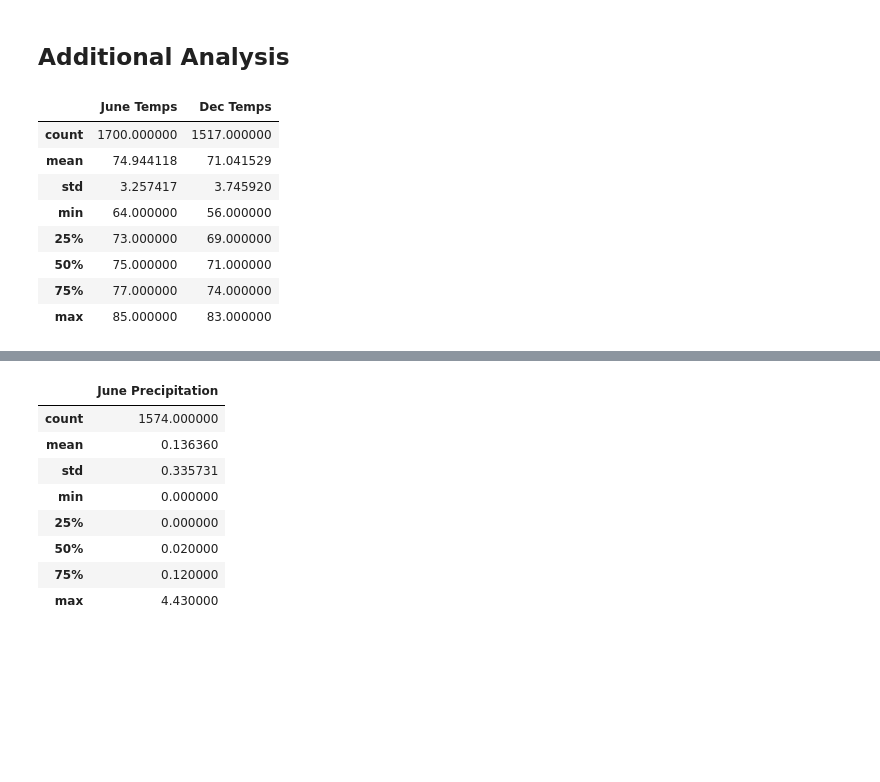
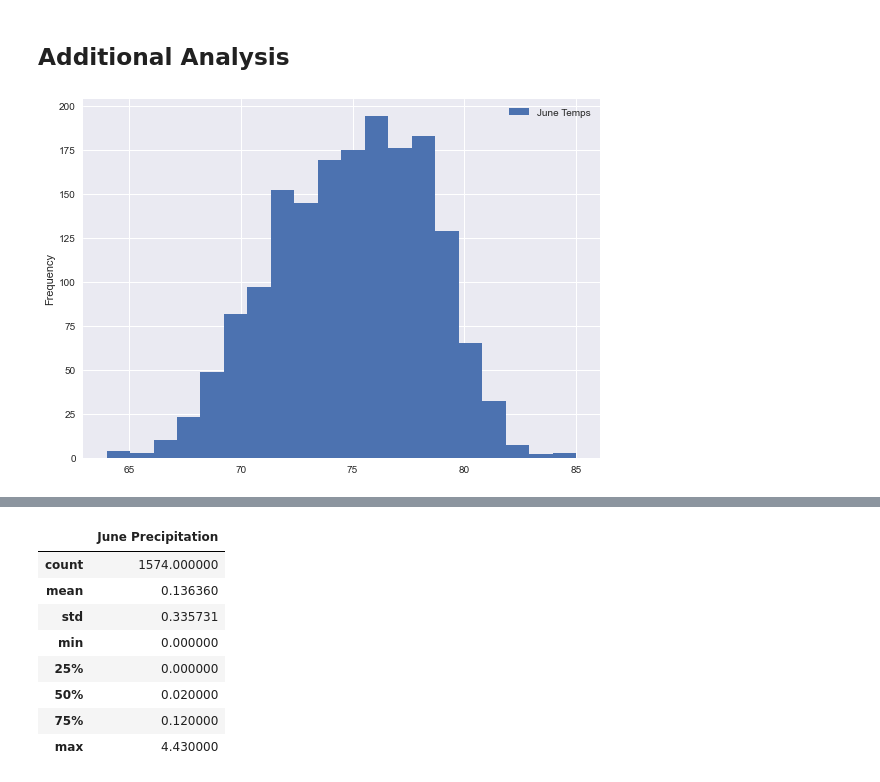
Before and after one commit to Anoobis5/surfs-up, a Jupyter notebook: SurfsUp_Challenge.ipynb, the cells around one changed output, grey strips where cells are left out. Saved outputs shown, nothing was run; the diff lists cells and outputs as text; code cells hidden in the pictures; blank space fills up the shorter version.

```diff
--- a/SurfsUp_Challenge.ipynb
+++ b/SurfsUp_Challenge.ipynb
@@ -9,6 +9,11 @@ import sqlalchemy
 from sqlalchemy.ext.automap import automap_base
 from sqlalchemy.orm import Session
 from sqlalchemy import create_engine, func
+
+#visualizer
+from matplotlib import style
+style.use('seaborn')
+import matplotlib.pyplot as plt
 # %%
 engine = create_engine("sqlite:///hawaii.sqlite")
 
@@ -149,20 +170,9 @@ max      83.000000
 # %% [markdown]
 ## Additional Analysis
-# %%
-# Put describe tables side-by-side
-
-june_stats = june_df.describe()
-dec_stats = dec_df.describe()
-
-summary_df = june_stats.merge(dec_stats, left_index=True, right_index=True)
-summary_df
-# %% [output]
-|  | June Temps | Dec Temps |
-| count | 1700.000000 | 1517.000000 |
-| mean | 74.944118 | 71.041529 |
-| std | 3.257417 | 3.745920 |
-| min | 64.000000 | 56.000000 |
-| 25% | 73.000000 | 69.000000 |
-| 50% | 75.000000 | 71.000000 |
-| 75% | 77.000000 | 74.000000 |
-| max | 85.000000 | 83.000000 |
+# %%
+# Let's create a visual June's temperature data
+
+june_df.plot.hist(bins=20)
+plt.tight_layout()
+# %% [output]
+[figure, added]
```
Also changed, not shown: parts of 8 cells of this notebook, 7 other files.
